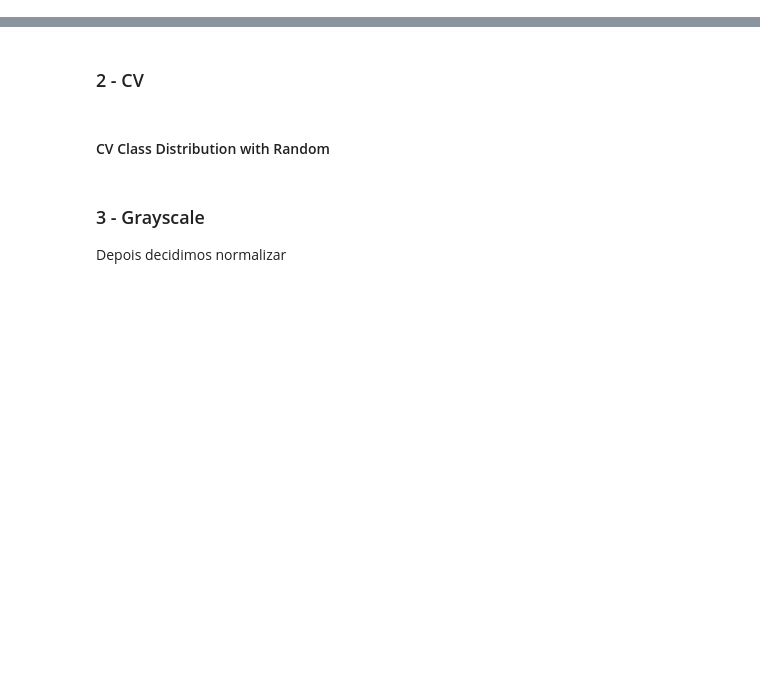
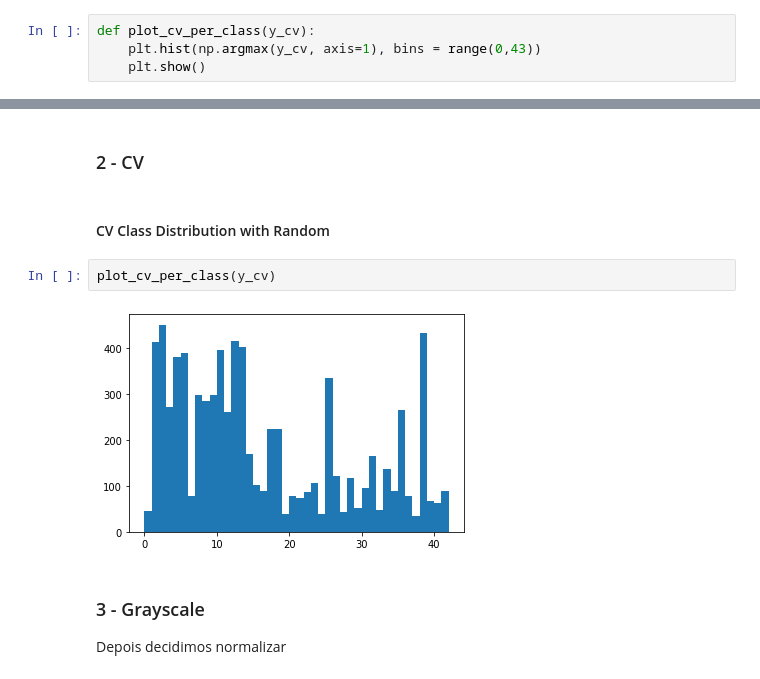
Before and after one commit to HerouFenix/taa-traffic-sign-identification, a Jupyter notebook: Project1.ipynb, the cells around one changed output, grey strips where cells are left out. Cells and saved outputs as stored; diff of their text form; blank space fills up the shorter version.

```diff
--- a/Project1.ipynb
+++ b/Project1.ipynb
@@ -281,3 +283,7 @@ def plot_acc_per_class(conf_mat):
+# %%
+def plot_cv_per_class(y_cv):
+    plt.hist(np.argmax(y_cv, axis=1), bins = range(0,43))
+    plt.show()
 # %% [markdown]
 ## Discussion of Results
 # %% [markdown]
@@ -308,6 +314,10 @@ plot_acc_per_class(conf_mat_rel)
 ### 2 - CV
 # %% [markdown]
 #### CV Class Distribution with Random
+# %%
+plot_cv_per_class(y_cv)
+# %% [output]
+[figure, added]
 # %% [markdown]
 ### 3 - Grayscale
 Depois decidimos normalizar
```
Also changed, not shown: parts of 3 cells of this notebook.
